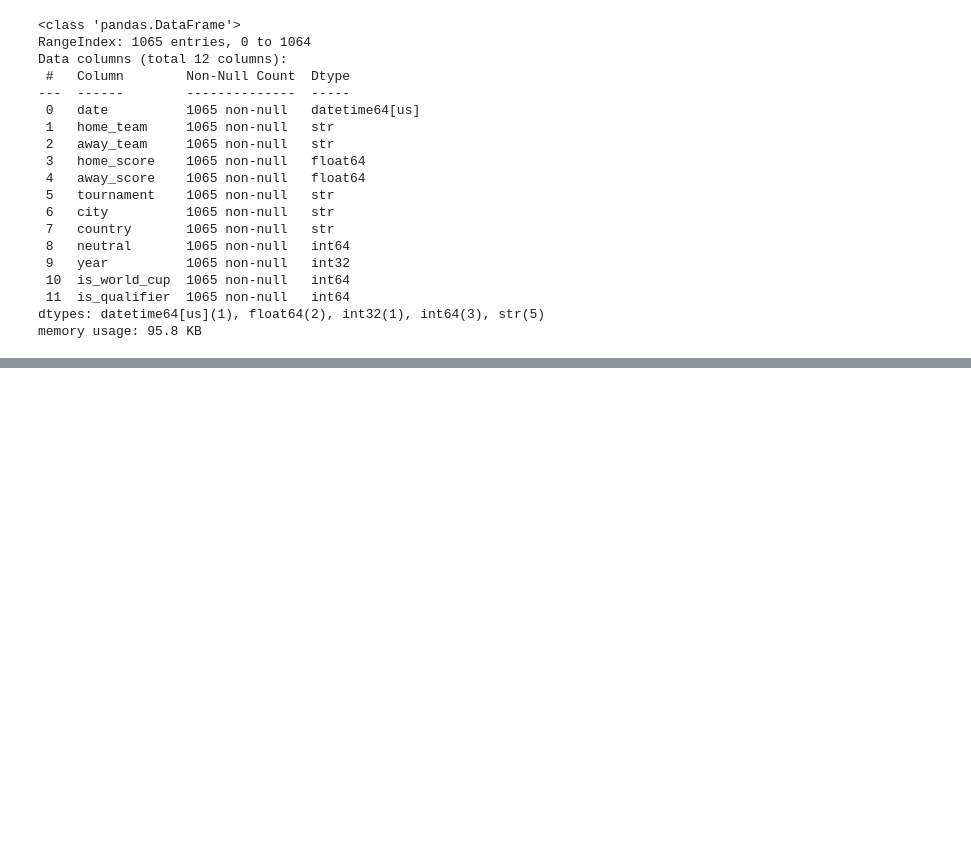
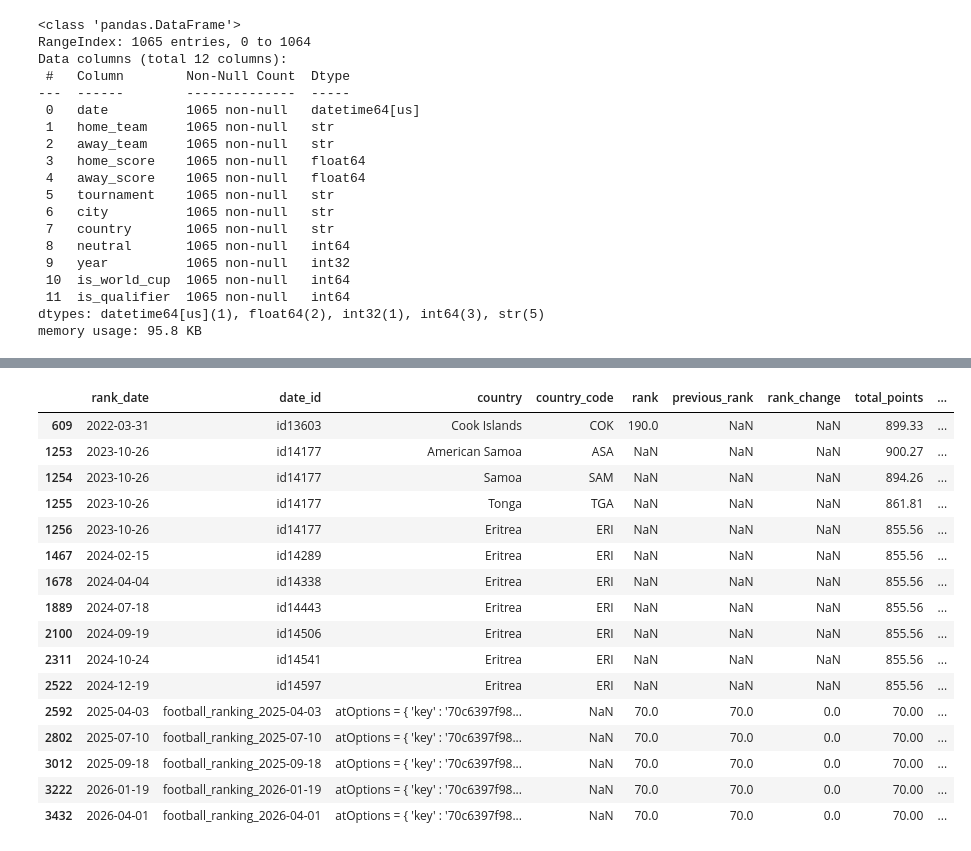
Before and after one commit to darko2806/Football-World-Cup-2026-prediction-model, a Jupyter notebook: Testing/DataProcessingForTesting.ipynb, the cells around one changed output, grey strips where cells are left out. Cells and saved outputs as stored; diff of their text form; code cells hidden in the pictures; blank space fills up the shorter version.

Commit message:
Added time-aware FIFA ranking data for the 2022-2026 period

```diff
--- a/Testing/DataProcessingForTesting.ipynb
+++ b/Testing/DataProcessingForTesting.ipynb
@@ -450,0 +688,10 @@ Saved ../data/fifa_rankings/fifa_ranking_2024-12-19.csv with 211 teams
+# %%
+def find_ranking_table(tables):
+    for table in tables:
+        cols = [str(c).lower() for c in table.columns]
+        col_text = " ".join(cols)
+
+        if "rank" in col_text and ("team" in col_text or "country" in col_text):
+            return table.copy()
+
+    raise RuntimeError("Could not find a ranking table. Print the tables to inspect them manually.")
@@ -450,0 +961,20 @@ Saved ../data/fifa_rankings/fifa_ranking_2024-12-19.csv with 211 teams
+# %%
+ranking_dfs = []
+
+for file_path in ranking_files:
+    print("Reading:", file_path)
+
+    df = pd.read_csv(file_path)
+
+    df.columns = (
+        df.columns
+        .str.strip()
+        .str.lower()
+        .str.replace(" ", "_")
+    )
+
+    df["rank_date"] = pd.to_datetime(df["rank_date"])
+
+    ranking_dfs.append(df)
+
+fifa_rankings_2021_2026 = pd.concat(ranking_dfs, ignore_index=True)
@@ -450,0 +988,7 @@ Saved ../data/fifa_rankings/fifa_ranking_2024-12-19.csv with 211 teams
+# %%
+fifa_rankings_2021_2026 = (
+    fifa_rankings_2021_2026
+    .drop_duplicates(subset=["rank_date", "country", "rank"])
+    .sort_values(["rank_date", "rank"])
+    .reset_index(drop=True)
+)
@@ -450,0 +1058,4 @@ Saved ../data/fifa_rankings/fifa_ranking_2024-12-19.csv with 211 teams
+# %%
+## Dropping the confederation column because it wont be necessary for our model
+FIFA_rankings_21_26 = fifa_rankings_2021_2026.drop(columns='confederation').copy()
+FIFA_rankings_21_26.isnull().sum()
@@ -450,0 +1074,20 @@ Saved ../data/fifa_rankings/fifa_ranking_2024-12-19.csv with 211 teams
+# %%
+FIFA_rankings_21_26[FIFA_rankings_21_26.isna().any(axis=1)]
+# %% [output]
+|  | rank_date | date_id | country | country_code | rank | previous_rank | rank_change | total_points | ... |
+| 609 | 2022-03-31 | id13603 | Cook Islands | COK | 190.0 | NaN | NaN | 899.33 | ... |
+| 1253 | 2023-10-26 | id14177 | American Samoa | ASA | NaN | NaN | NaN | 900.27 | ... |
+| 1254 | 2023-10-26 | id14177 | Samoa | SAM | NaN | NaN | NaN | 894.26 | ... |
+| 1255 | 2023-10-26 | id14177 | Tonga | TGA | NaN | NaN | NaN | 861.81 | ... |
+| 1256 | 2023-10-26 | id14177 | Eritrea | ERI | NaN | NaN | NaN | 855.56 | ... |
+| 1467 | 2024-02-15 | id14289 | Eritrea | ERI | NaN | NaN | NaN | 855.56 | ... |
+| 1678 | 2024-04-04 | id14338 | Eritrea | ERI | NaN | NaN | NaN | 855.56 | ... |
+| 1889 | 2024-07-18 | id14443 | Eritrea | ERI | NaN | NaN | NaN | 855.56 | ... |
+| 2100 | 2024-09-19 | id14506 | Eritrea | ERI | NaN | NaN | NaN | 855.56 | ... |
+| 2311 | 2024-10-24 | id14541 | Eritrea | ERI | NaN | NaN | NaN | 855.56 | ... |
+| 2522 | 2024-12-19 | id14597 | Eritrea | ERI | NaN | NaN | NaN | 855.56 | ... |
+| 2592 | 2025-04-03 | football_ranking_2025-04-03 | atOptions = { 'key' : '70c6397f98... | NaN | 70.0 | 70.0 | 0.0 | 70.00 | ... |
+| 2802 | 2025-07-10 | football_ranking_2025-07-10 | atOptions = { 'key' : '70c6397f98... | NaN | 70.0 | 70.0 | 0.0 | 70.00 | ... |
+| 3012 | 2025-09-18 | football_ranking_2025-09-18 | atOptions = { 'key' : '70c6397f98... | NaN | 70.0 | 70.0 | 0.0 | 70.00 | ... |
+| 3222 | 2026-01-19 | football_ranking_2026-01-19 | atOptions = { 'key' : '70c6397f98... | NaN | 70.0 | 70.0 | 0.0 | 70.00 | ... |
+| 3432 | 2026-04-01 | football_ranking_2026-04-01 | atOptions = { 'key' : '70c6397f98... | NaN | 70.0 | 70.0 | 0.0 | 70.00 | ... |
```
Also changed, not shown: parts of 42 cells of this notebook, 24 other files.
